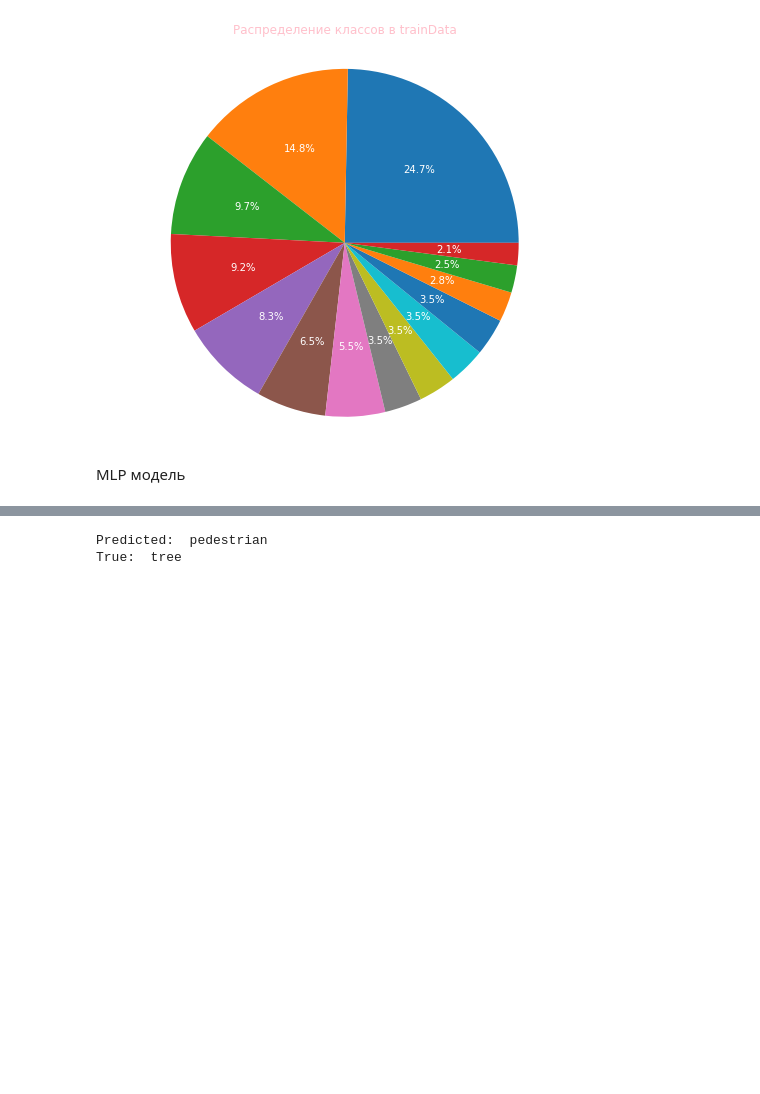
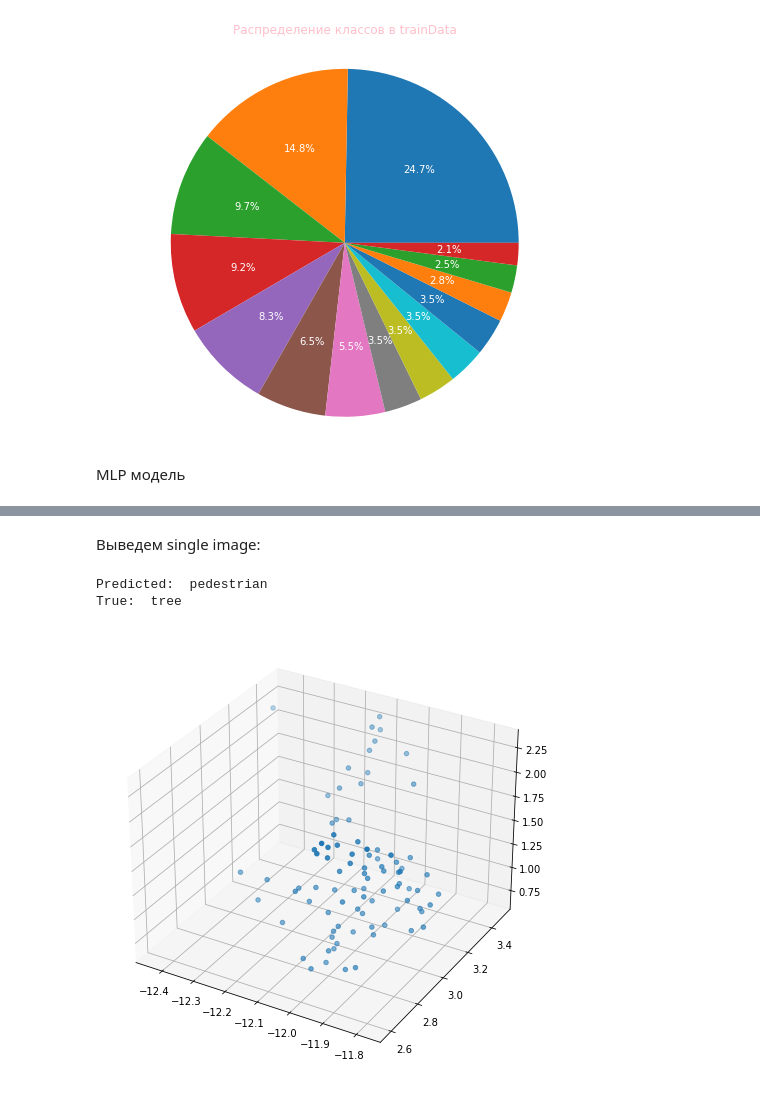
Before and after one commit to MountU0/traficControl, a Jupyter notebook: Untitled-1.ipynb, the cells around one changed output, grey strips where cells are left out. Drawn from its saved outputs; the diff is of its cells as text; code cells hidden in the pictures; blank space fills up the shorter version.

```diff
--- a/Untitled-1.ipynb
+++ b/Untitled-1.ipynb
@@ -94,8 +94,8 @@ class DatasetParser():
         obj_path = os.path.join(self.root_dir, self.annonations.iloc[index,0])
 
         #torch не работает с тензорами разных размерностей, поэтому дополним каждый тензор нулевыми точкми
-        padding = torch.nn.ConstantPad2d((0,0,0,11767),0)#дополним каждый тензор до max значния точек (max был вычислен прохождением по всем размерностям объектов)
-        obj = torch.narrow(padding(torch.tensor(fileParser(obj_path))), 0, 0, 11767)#Обржем остаток до 11767
+        padding = torch.nn.ConstantPad2d((0,0,0,1024),0)#дополним каждый тензор до max значния точек (max был вычислен прохождением по всем размерностям объектов)
+        obj = torch.narrow(padding(torch.tensor(fileParser(obj_path))), 0, 0, 1024)#Обржем остаток до 11767
         y_label = torch.tensor(self.to_num[self.annonations.iloc[index,1]])
 
         return (obj, y_label)
@@ -103,7 +103,7 @@ class DatasetParser():
 
 dataset = DatasetParser(csv_file='trainData.csv', root_dir='' )# <class '__main__.DatasetParser'>
 
-torch.manual_seed(17)
+torch.manual_seed(42)
 train_set, test_set = torch.utils.data.random_split(dataset, [350,83])# получаем 2 рандомно составлнных сета итерированием объекта DatasetParser. Возвращент:<class 'torch.utils.data.dataset.Subset'>
 train_loader = DataLoader(dataset=train_set, batch_size=50, shuffle=False)
 test_loader = DataLoader(dataset=test_set, batch_size=len(test_set), shuffle=False)
@@ -240,18 +250,24 @@ Please use `tqdm.notebook.tqdm` instead of `tqdm.tqdm_notebook`
+# %% [markdown]
+Выведем single image:
 # %%
 single_obj = objects[0]
 single_name = labels[0]
 single_set = [(single_obj,single_name)]
 
 single_loader = DataLoader(dataset=single_set, batch_size=len(single_set))
 single_iter = iter(single_loader)
-item, _ = single_iter.next()
+item, nam = single_iter.next()
 
 net.eval()
-print("Predicted: ",dataset.to_val[np.argmax(net.forward(item).detach().numpy())])
-print("True: ", dataset.to_val[_.numpy()[0]] )
-#plot_verticles(item.squeeze().numpy())
+print("Predicted: ", dataset.to_val[np.argmax(net.forward(item).detach().numpy())])
+print("True: ", dataset.to_val[nam.numpy()[0]])
 
-#None
+zero_index = np.where( item.squeeze().numpy() == [0.0,0.0,0.0])[0][0]
+#%matplotlib inline
+#%matplotlib qt
+plot_verticles(item.squeeze().numpy()[:zero_index])
+None
 # %% [output]
 Predicted:  pedestrian
 True:  tree
+[figure, added]
```
Also changed, not shown: parts of 4 cells of this notebook.
